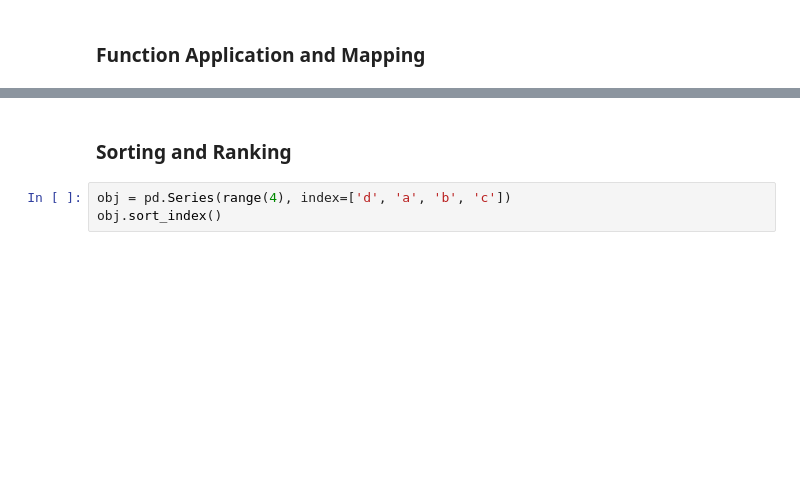
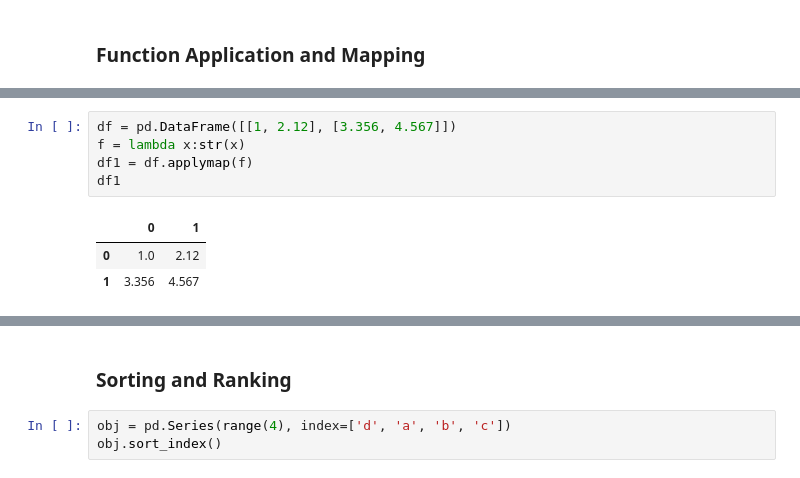
Before and after one commit to aresKaori/pydata-book, a Jupyter notebook: ch05.ipynb, the cells around one changed output, grey strips where cells are left out. Drawn from its saved outputs; the diff is of its cells as text; blank space fills up the shorter version.

```diff
--- a/ch05.ipynb
+++ b/ch05.ipynb
@@ -340,2 +744,11 @@ frame.applymap(format)
+# %%
+df = pd.DataFrame([[1, 2.12], [3.356, 4.567]])
+f = lambda x:str(x)
+df1 = df.applymap(f)
+df1
+# %% [output]
+|  | 0 | 1 |
+| 0 | 1.0 | 2.12 |
+| 1 | 3.356 | 4.567 |
 # %%
 frame['e'].map(format)
```
Also changed, not shown: parts of 118 cells of this notebook, 1 other file.
